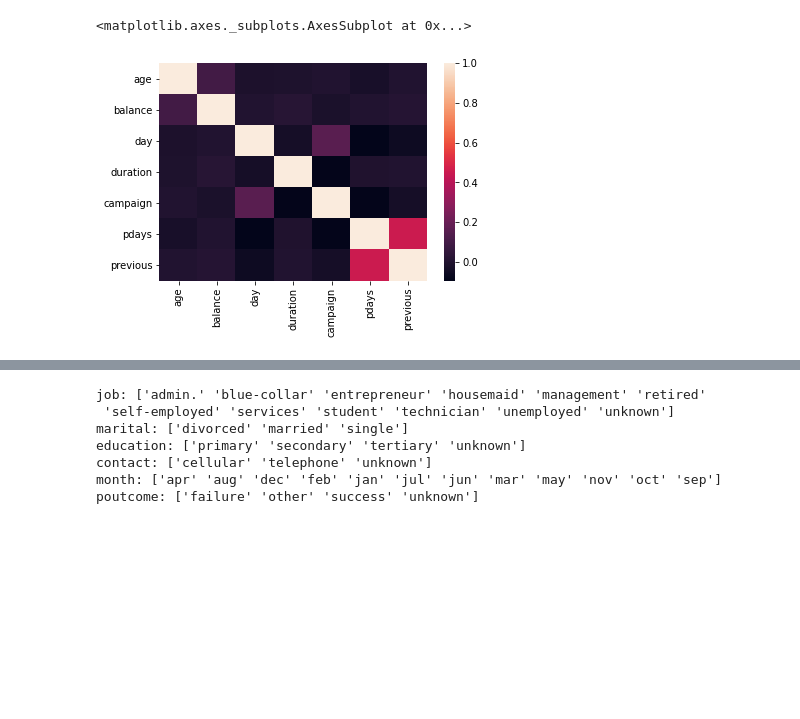
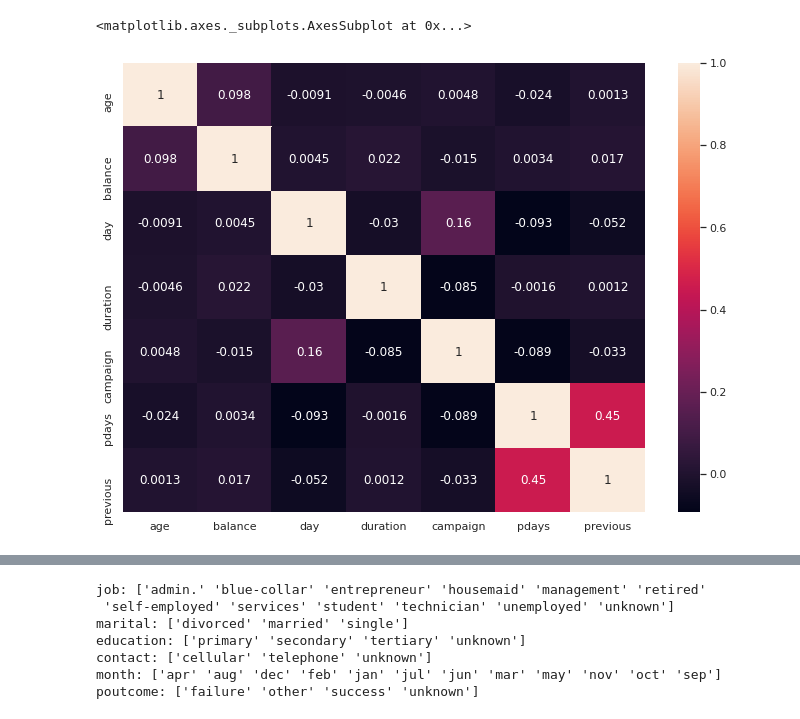
Before and after one commit to Q-Pi/ML, a Jupyter notebook: Supervised/semaine2/projet/Projet.ipynb, the cells around one changed output, grey strips where cells are left out. Saved outputs shown, nothing was run; the diff lists cells and outputs as text; code cells hidden in the pictures; blank space fills up the shorter version.

```diff
--- a/Supervised/semaine2/projet/Projet.ipynb
+++ b/Supervised/semaine2/projet/Projet.ipynb
@@ -77,5 +98,12 @@ Output variable (desired target):
 # %%
-#Distplots (type gaussienne)
+sns.set(rc={'figure.figsize':(11.7,8.27)})
+
+#Distplots (type gaussienne) & piechart pour les catégories
 for each in df.columns:
+  if each in numerics:
     sns.displot(df[each])
+  else:
+    show_piechart(each)
+
+print('Distribution des variables :')
 # %% [output]
@@ -113,6 +173,6 @@ plt.show()
 # %%
-#Heatmap + observations sur les corrélations
-sns.heatmap(df.corr())
+#Heatmap:
+sns.heatmap(df.corr(), annot=True)
 # %% [output]
 <matplotlib.axes._subplots.AxesSubplot at 0x...>
-[figure, old version]
+[figure, new version]
```
Also changed, not shown: parts of 60 cells of this notebook, 9 other files.
